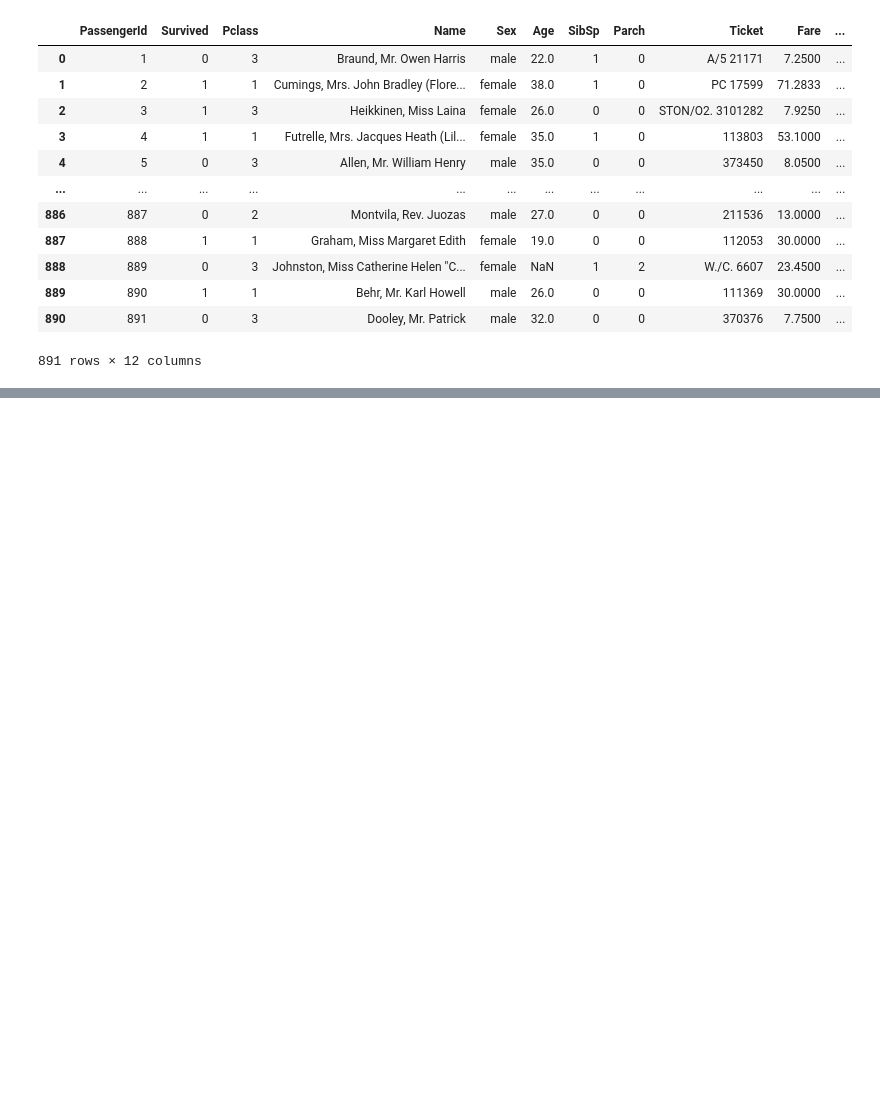
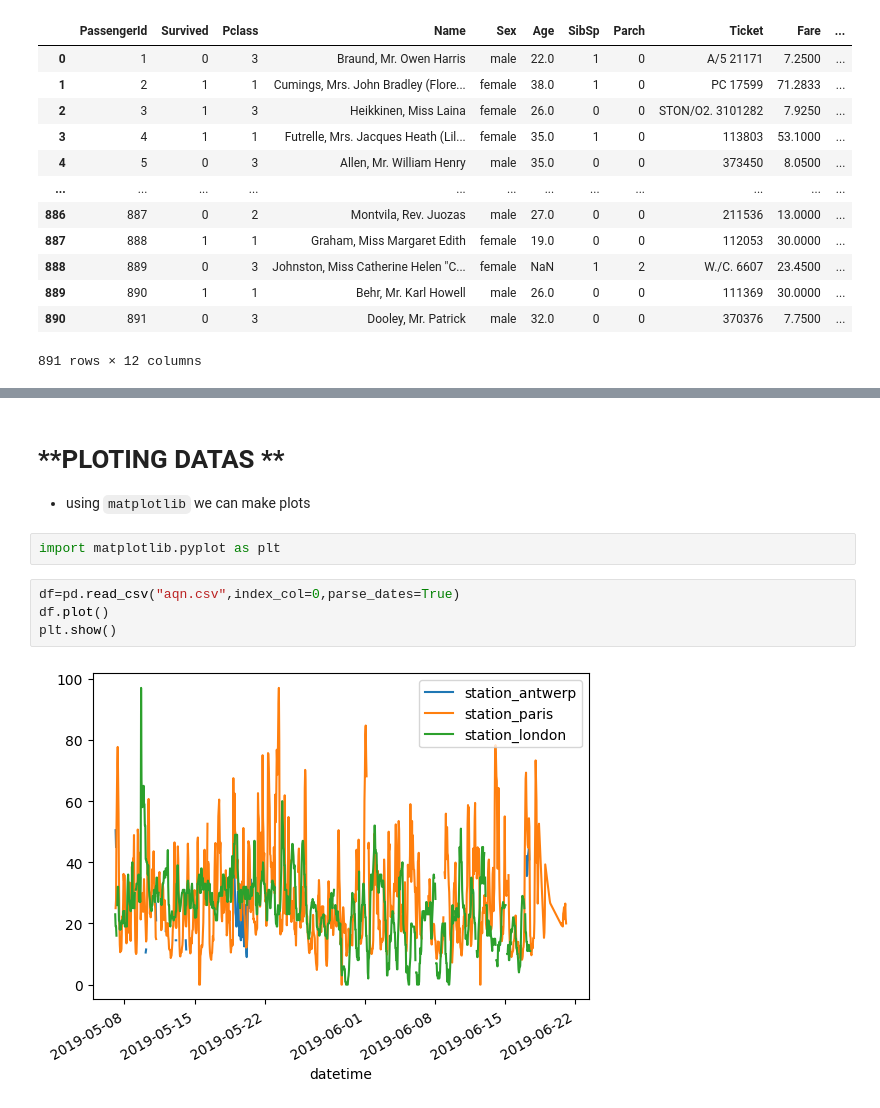
Before and after one commit to shreenandansonu/PYTHON_Learning, a Jupyter notebook: Pandas/titanic.ipynb, the cells around one changed output, grey strips where cells are left out. Cells and saved outputs as stored; diff of their text form; blank space fills up the shorter version.

```diff
--- a/Pandas/titanic.ipynb
+++ b/Pandas/titanic.ipynb
@@ -37,0 +174,11 @@ df
+# %% [markdown]
+# **PLOTING DATAS **
+- using `matplotlib` we can make plots
+# %%
+import matplotlib.pyplot as plt
+# %%
+df=pd.read_csv("aqn.csv",index_col=0,parse_dates=True)
+df.plot()
+plt.show()
+# %% [output]
+[figure, added]
```
Also changed, not shown: parts of 22 cells of this notebook, 4 other files.
